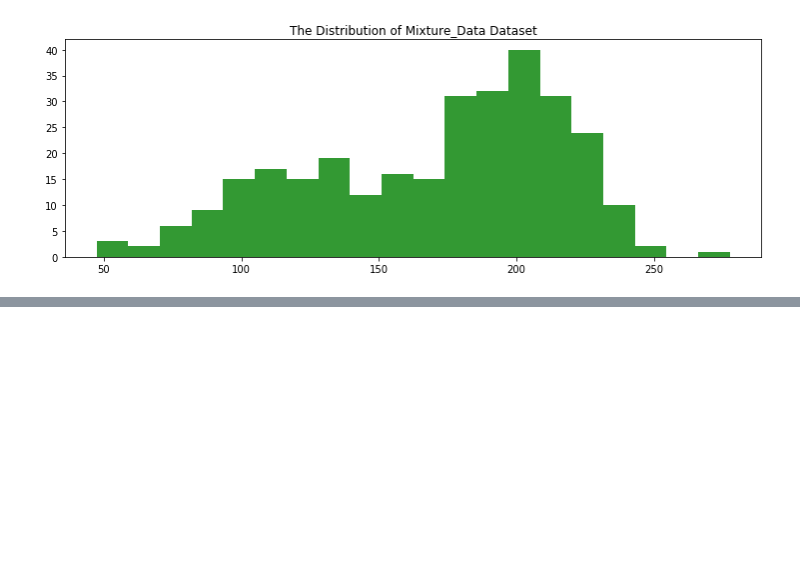
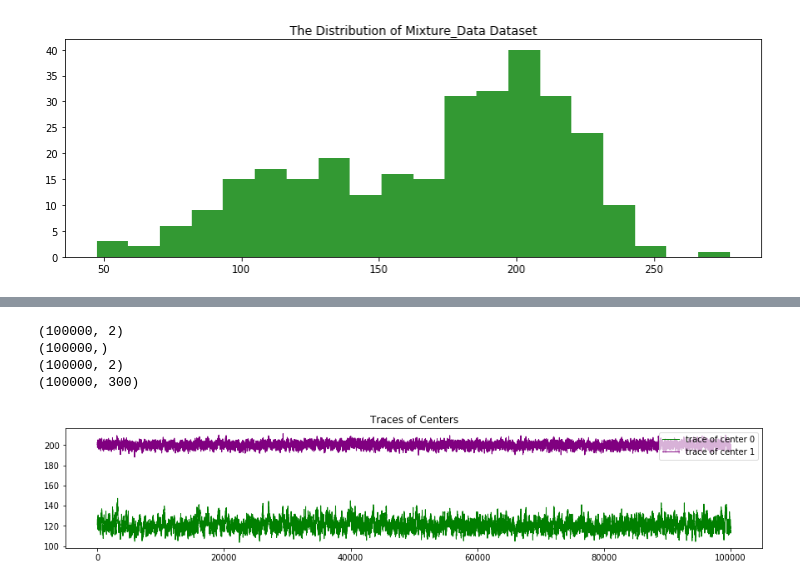
Before and after one commit to hanhanwu/Hanhan_Data_Science_Practice, a Jupyter notebook: Applied_Statistics/Learning_Notes/bayesian4fun/chapter3_expt2.ipynb, the cells around one changed output, grey strips where cells are left out. Drawn from its saved outputs; the diff is of its cells as text; code cells hidden in the pictures; blank space fills up the shorter version.

```diff
--- a/Applied_Statistics/Learning_Notes/bayesian4fun/chapter3_expt2.ipynb
+++ b/Applied_Statistics/Learning_Notes/bayesian4fun/chapter3_expt2.ipynb
@@ -43,0 +55,19 @@ prior assignment, with p = 0.50:
+# %%
+with model:
+    sds = pm.Uniform("sds", 0, 100, shape=2)
+    centers = pm.Normal("centers",
+                        mu=np.array([120, 200]),
+                        sd=np.array([10, 10]),
+                        shape=2)
+
+    center_i = pm.Deterministic('center_i', centers[assignment])
+    sd_i = pm.Deterministic('sd_i', sds[assignment])
+
+    # combine with the real observations:
+    observations = pm.Normal("obs", mu=center_i, sd=sd_i, observed=data)
+
+print("Random assignments: ", assignment.tag.test_value[:10], "...")
+print("Assigned center: ", center_i.tag.test_value[:10], "...")
+print("Assigned standard deviation: ", sd_i.tag.test_value[:10], "...")
+print("Observations: ", observations.tag.test_value[:10], "...")
+print(data[:10], "...")
@@ -43,0 +95,5 @@ prior assignment, with p = 0.50:
+# %%
+with model:
+    step1 = pm.Metropolis(vars=[p, sds, centers])
+    step2 = pm.CategoricalGibbsMetropolis(vars=[assignment])
+    trace = pm.sample(25000, step=[step1, step2])
@@ -43,0 +109,23 @@ prior assignment, with p = 0.50:
+# %%
+print(trace['centers'].shape)
+print(trace['p'].shape)
+print(trace['sds'].shape)
+print(trace['assignment'].shape)
+# %% [output]
+(100000, 2)
+(100000,)
+(100000, 2)
+(100000, 300)
+# %%
+figsize(15, 9)
+plt.subplot(311)
+lw = 1
+center_trace = trace["centers"]
+
+plt.plot(center_trace[:, 0], label="trace of center 0", c='g', lw=lw)
+plt.plot(center_trace[:, 1], label="trace of center 1", c='purple', lw=lw)
+plt.title("Traces of Centers")
+leg = plt.legend(loc="upper right")
+leg.get_frame().set_alpha(0.7)
+# %% [output]
+[figure, added]
```
Also changed, not shown: parts of 9 cells of this notebook.
